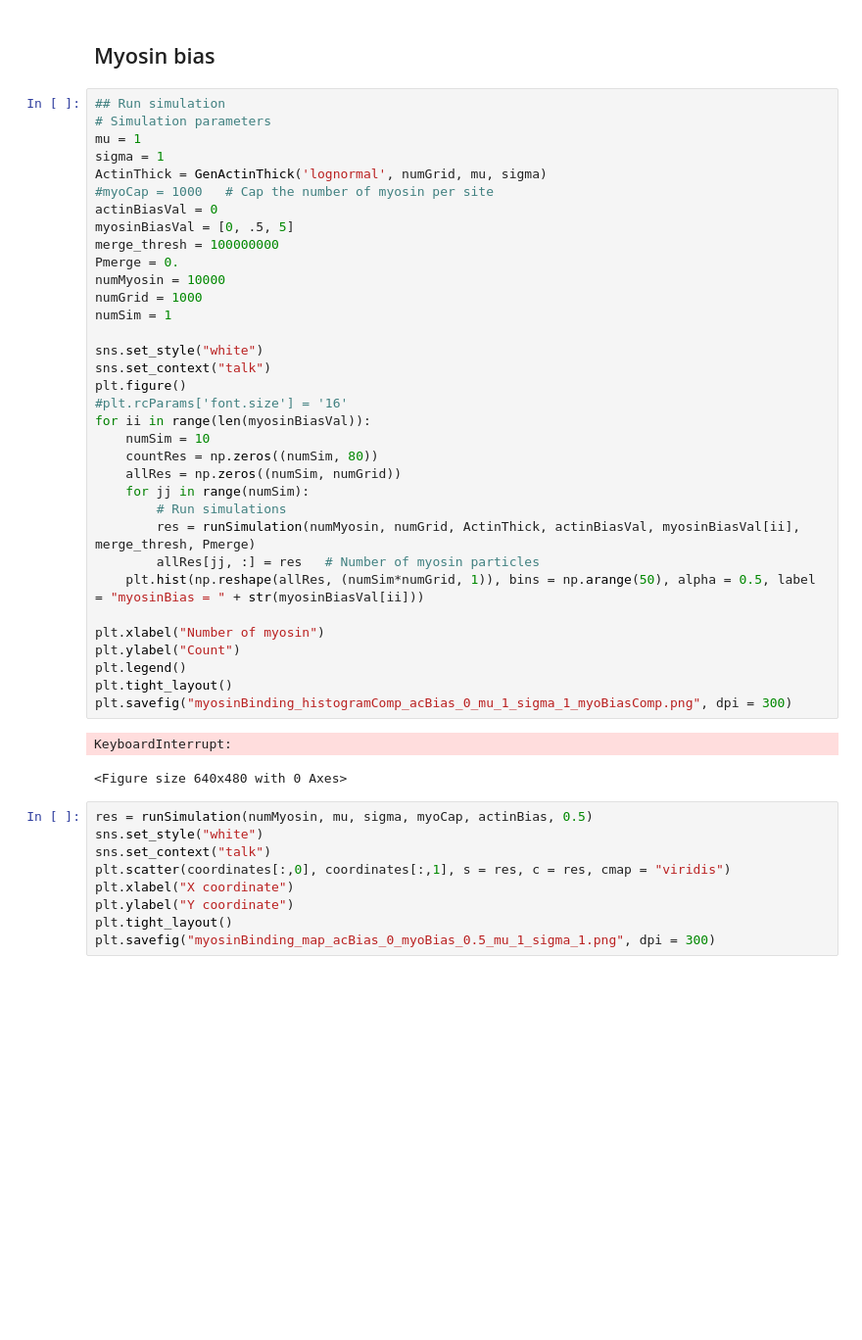
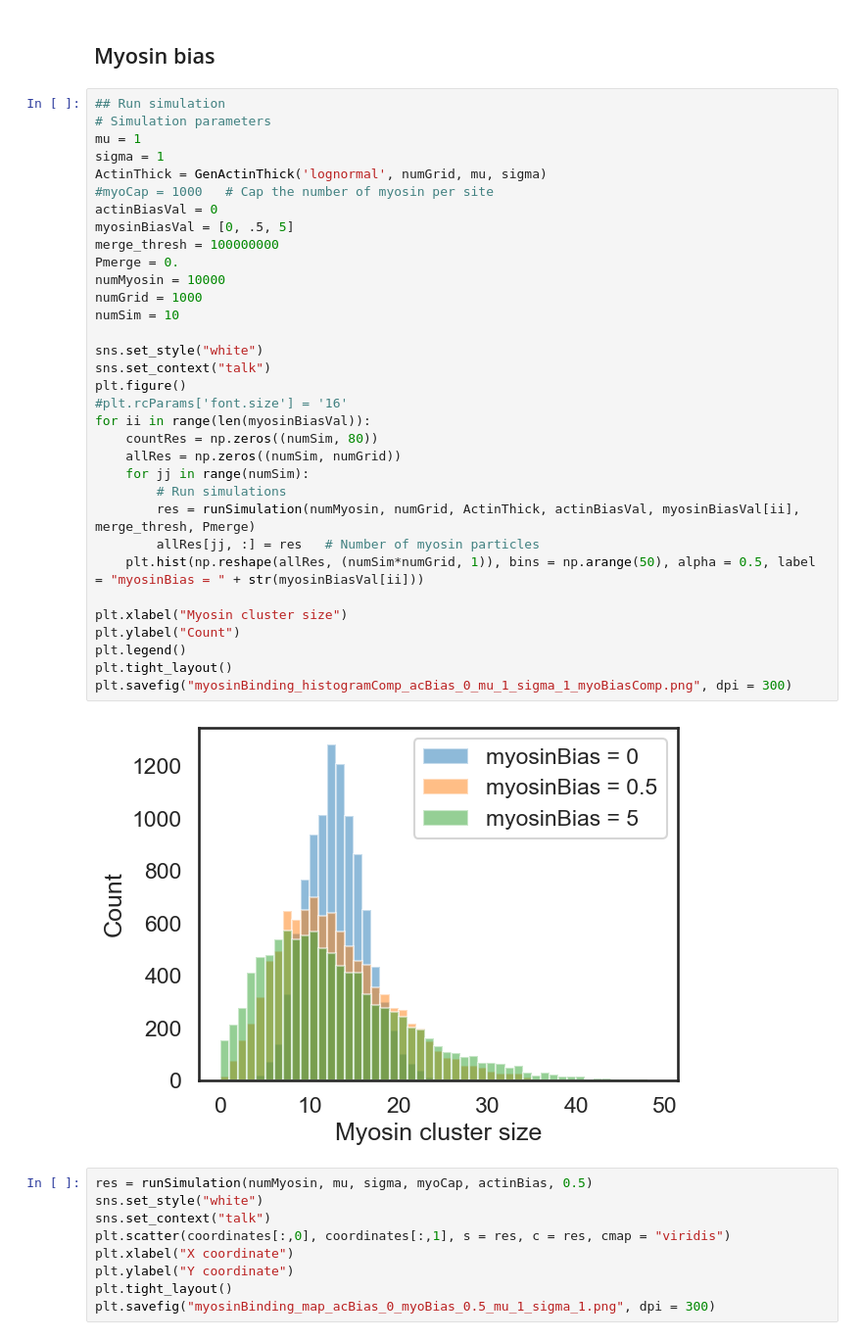
Before and after one commit to WHChou/Myosin-cluster-simulation, a Jupyter notebook: MyosinBinding_v2.ipynb, the cells around one changed output. Shown: that part at 98% size. Saved outputs shown, nothing was run; the diff lists cells and outputs as text; blank space fills up the shorter version.

```diff
--- a/MyosinBinding_v2.ipynb
+++ b/MyosinBinding_v2.ipynb
@@ -282,38 +282,36 @@ plt.legend()
 # Simulation parameters
 mu = 1
 sigma = 1
 ActinThick = GenActinThick('lognormal', numGrid, mu, sigma)
 #myoCap = 1000   # Cap the number of myosin per site
 actinBiasVal = 0
 myosinBiasVal = [0, .5, 5]
 merge_thresh = 100000000
 Pmerge = 0.
 numMyosin = 10000
 numGrid = 1000
-numSim = 1
+numSim = 10
 
 sns.set_style("white")
 sns.set_context("talk")
 plt.figure()
 #plt.rcParams['font.size'] = '16'
 for ii in range(len(myosinBiasVal)):
-    numSim = 10
     countRes = np.zeros((numSim, 80))
     allRes = np.zeros((numSim, numGrid))
     for jj in range(numSim):
         # Run simulations
         res = runSimulation(numMyosin, numGrid, ActinThick, actinBiasVal, myosinBiasVal[ii], merge_thresh, Pmerge)
         allRes[jj, :] = res   # Number of myosin particles
     plt.hist(np.reshape(allRes, (numSim*numGrid, 1)), bins = np.arange(50), alpha = 0.5, label = "myosinBias = " + str(myosinBiasVal[ii]))
 
-plt.xlabel("Number of myosin")
+plt.xlabel("Myosin cluster size")
 plt.ylabel("Count")
 plt.legend()
 plt.tight_layout()
 plt.savefig("myosinBinding_histogramComp_acBias_0_mu_1_sigma_1_myoBiasComp.png", dpi = 300)
 # %% [output]
-KeyboardInterrupt:
-<Figure size 640x480 with 0 Axes>
+[figure, added]
 # %%
 res = runSimulation(numMyosin, mu, sigma, myoCap, actinBias, 0.5)
 sns.set_style("white")
```
Also changed, not shown: parts of 4 cells of this notebook.
